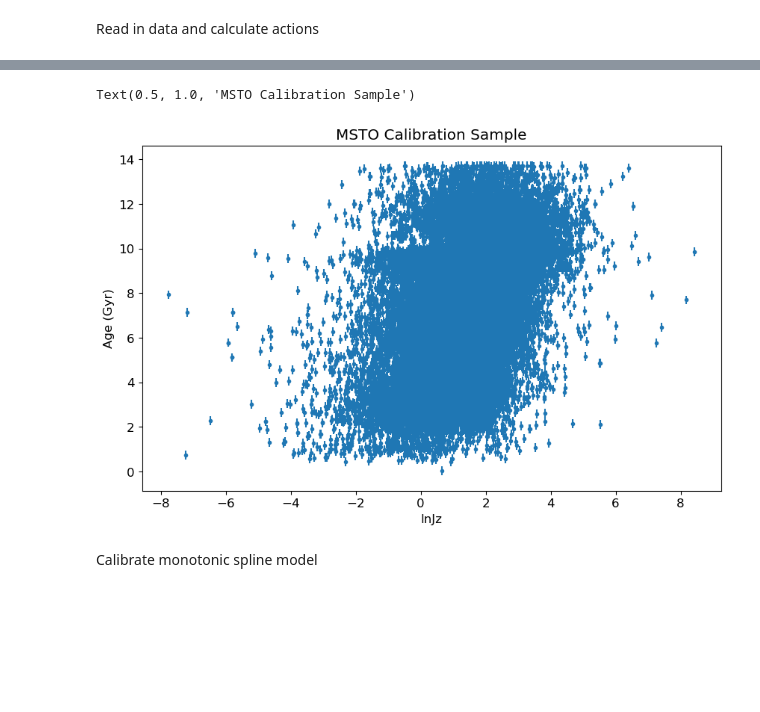
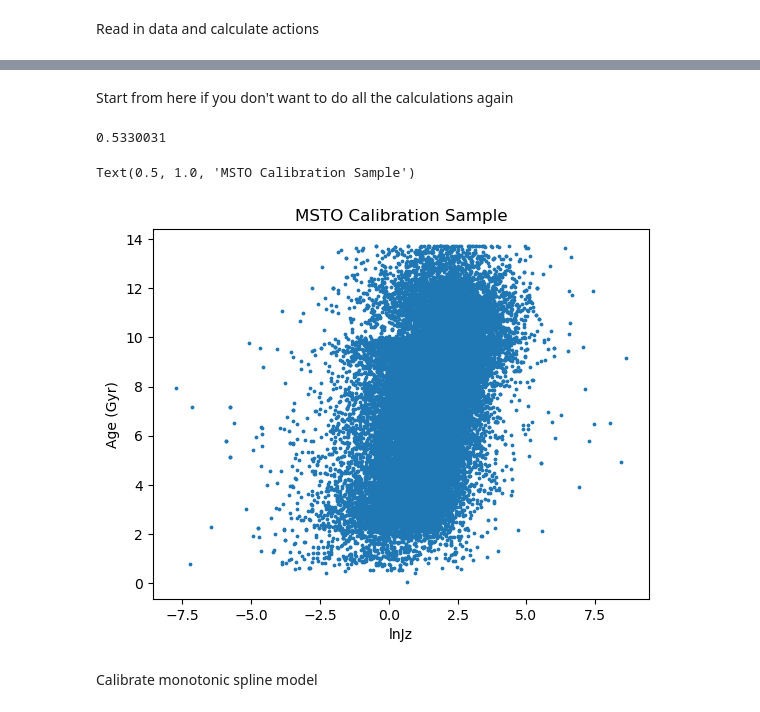
Before and after one commit to ssagear/zoomies, a Jupyter notebook: tutorials/Main_Kinematic_Age_Spline.ipynb, the cells around one changed output, grey strips where cells are left out. Saved outputs shown, nothing was run; the diff lists cells and outputs as text; code cells hidden in the pictures; blank space fills up the shorter version.

```diff
--- a/tutorials/Main_Kinematic_Age_Spline.ipynb
+++ b/tutorials/Main_Kinematic_Age_Spline.ipynb
@@ -210,15 +254,25 @@ assert np.all(age_err > 0)
+# %% [markdown]
+Start from here if you don't want to do all the calculations again
+# %%
+starhorse_apogee = Table.read('../../FinalFinalCode/Final_datafiles/StarHorse_APOGEE_composite_WithActions_2022.fits')
+# %%
+age = np.array(starhorse_apogee['age50'])
+age_err = np.mean((starhorse_apogee['age50'] - starhorse_apogee['age16'], starhorse_apogee['age84'] - starhorse_apogee['age50']), axis=0)
+lnJz = np.array(np.log(starhorse_apogee['Jz']))
+# %%
+np.median(age_err)
+# %% [output]
+0.5330031
 # %%
-import jax.numpy as jnp
-
-plt.errorbar(lnJz, age, yerr=jnp.array([0.2]*len(lnJz)), fmt='.')
+plt.scatter(lnJz, age, s=3)
 
 plt.xlabel('lnJz')
 plt.ylabel('Age (Gyr)')
 
 plt.title('MSTO Calibration Sample')
 # %% [output]
 Text(0.5, 1.0, 'MSTO Calibration Sample')
-[figure, old version]
+[figure, new version]
 # %% [markdown]
 Calibrate monotonic spline model
 # %%
```
Also changed, not shown: parts of 48 cells of this notebook, 1 other file.
